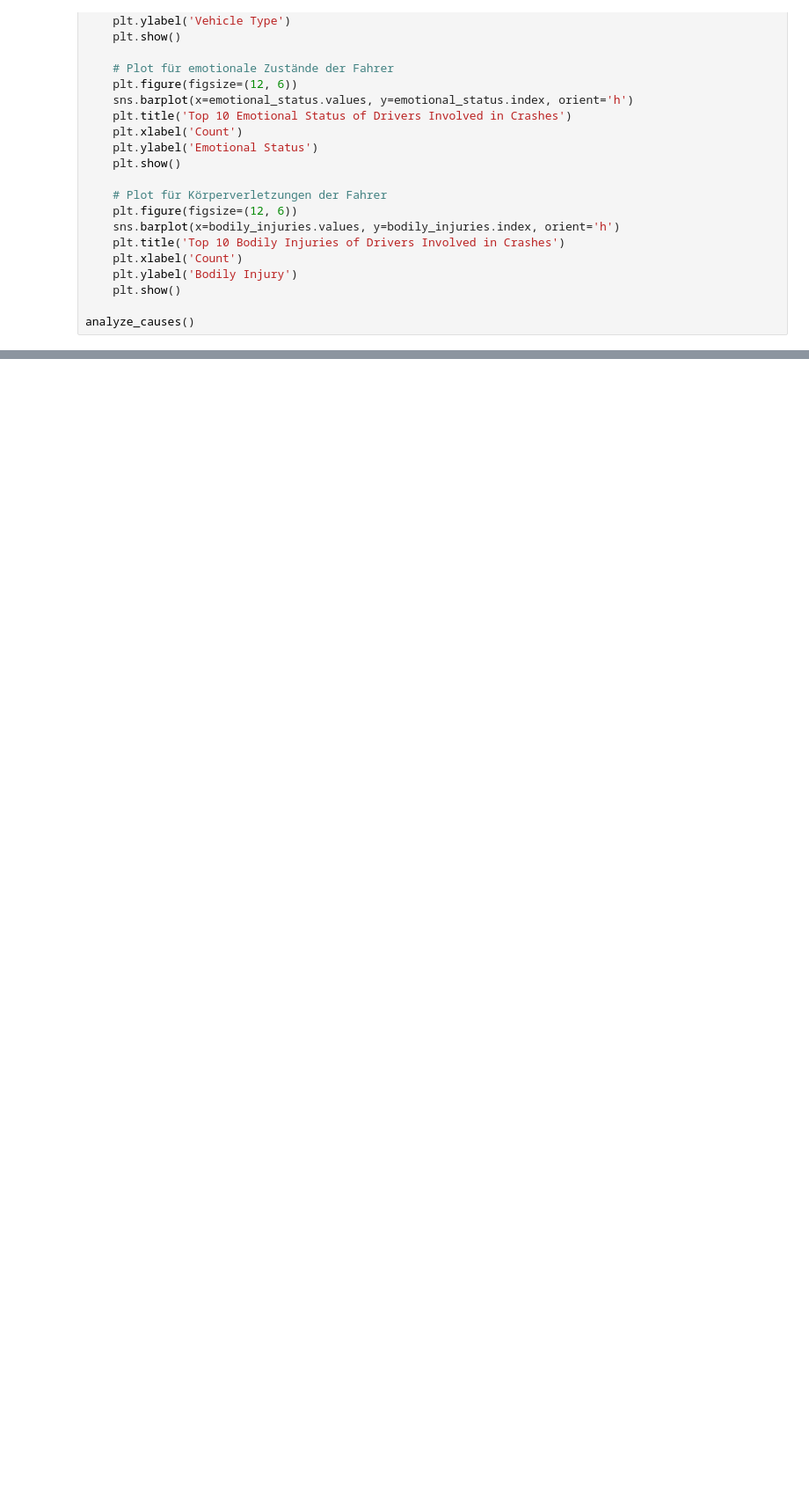
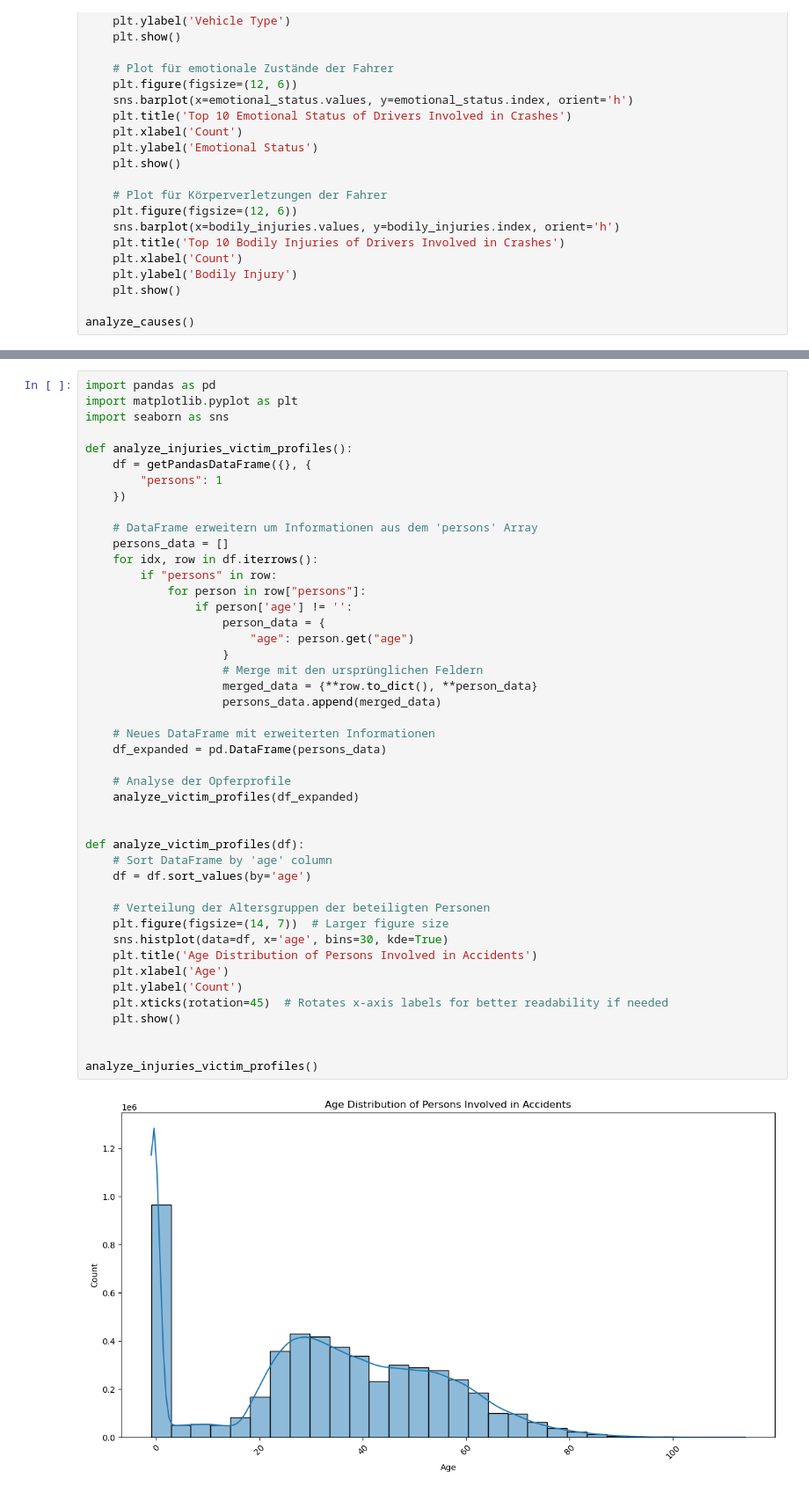
Before and after one commit to cat-thimm/CarCrashes, a Jupyter notebook: analysis/analysis.ipynb, the cells around one changed output, grey strips where cells are left out. Shown at 88% size. Cells and saved outputs as stored; diff of their text form; blank space fills up the shorter version.

```diff
--- a/analysis/analysis.ipynb
+++ b/analysis/analysis.ipynb
@@ -303,0 +465,47 @@ analyze_injuries_victim_profiles()
+# %%
+import pandas as pd
+import matplotlib.pyplot as plt
+import seaborn as sns
+
+def analyze_injuries_victim_profiles():
+    df = getPandasDataFrame({}, {
+        "persons": 1
+    })
+
+    # DataFrame erweitern um Informationen aus dem 'persons' Array
+    persons_data = []
+    for idx, row in df.iterrows():
+        if "persons" in row:
+            for person in row["persons"]:
+                if person['age'] != '':
+                    person_data = {
+                        "age": person.get("age")
+                    }
+                    # Merge mit den ursprünglichen Feldern
+                    merged_data = {**row.to_dict(), **person_data}
+                    persons_data.append(merged_data)
+
+    # Neues DataFrame mit erweiterten Informationen
+    df_expanded = pd.DataFrame(persons_data)
+
+    # Analyse der Opferprofile
+    analyze_victim_profiles(df_expanded)
+
+
+def analyze_victim_profiles(df):
+    # Sort DataFrame by 'age' column
+    df = df.sort_values(by='age')
+
+    # Verteilung der Altersgruppen der beteiligten Personen
+    plt.figure(figsize=(14, 7))  # Larger figure size
+    sns.histplot(data=df, x='age', bins=30, kde=True)
+    plt.title('Age Distribution of Persons Involved in Accidents')
+    plt.xlabel('Age')
+    plt.ylabel('Count')
+    plt.xticks(rotation=45)  # Rotates x-axis labels for better readability if needed
+    plt.show()
+
+
+analyze_injuries_victim_profiles()
+# %% [output]
+[figure, added]
```
Also changed, not shown: parts of 8 cells of this notebook, 15 other files.
